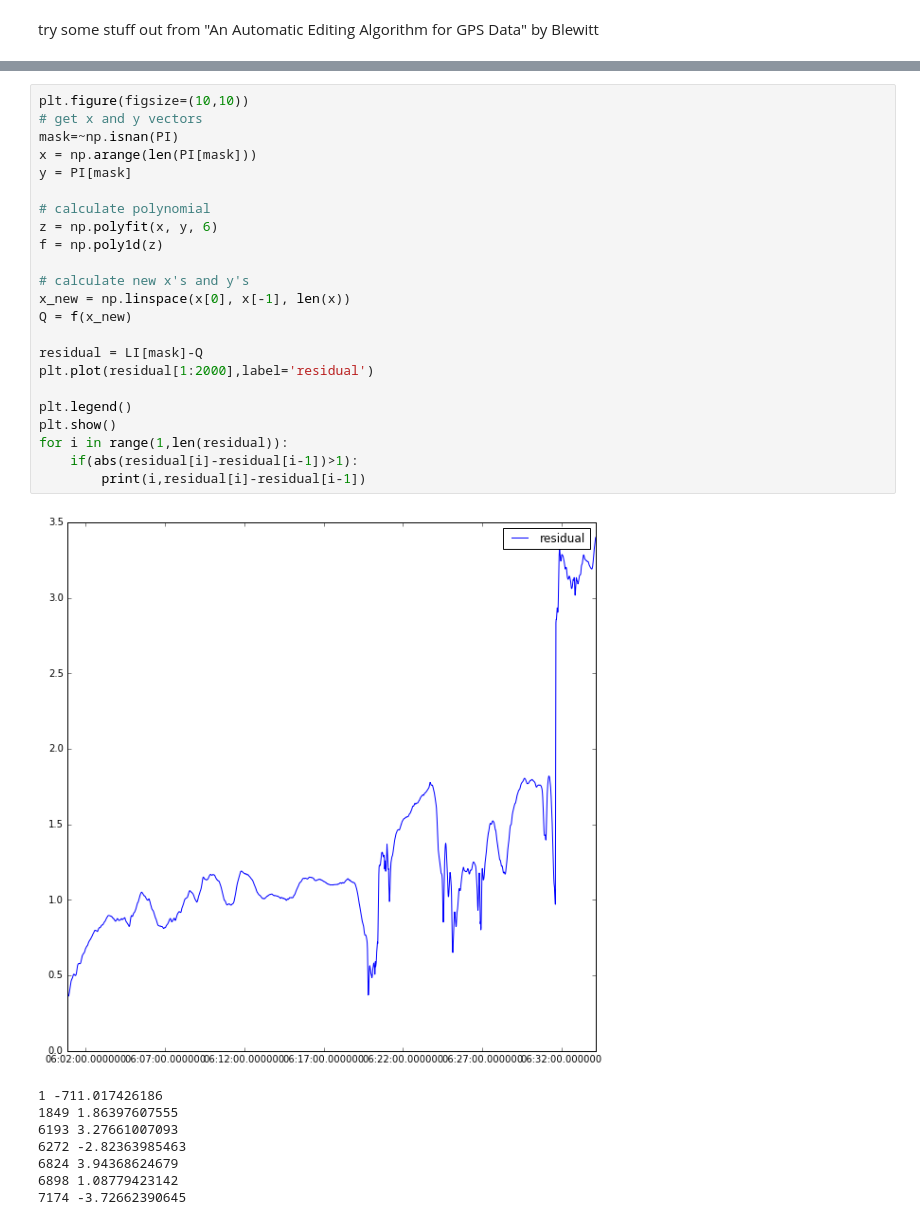
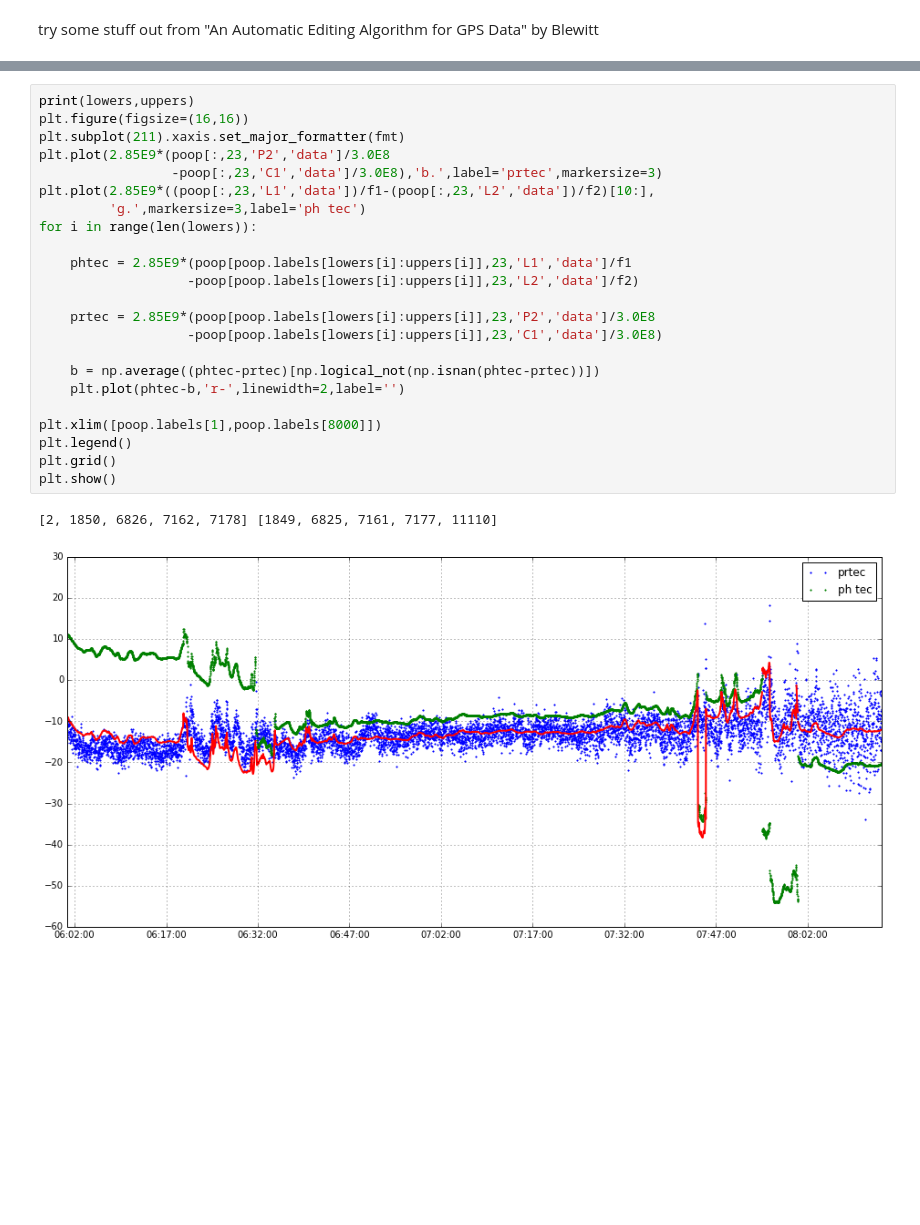
Before and after one commit to jswoboda/MahaliPlotting, a Jupyter notebook: read rinex demo/Combining Pseudorange and Phase.ipynb, the cells around one changed output, grey strips where cells are left out. Saved outputs shown, nothing was run; the diff lists cells and outputs as text; blank space fills up the shorter version.

Commit message:
new plot

```diff
--- a/read rinex demo/Combining Pseudorange and Phase.ipynb
+++ b/read rinex demo/Combining Pseudorange and Phase.ipynb
@@ -197,32 +248,26 @@ eim = [np.sqrt(a)/np.sqrt(b-1) for a,b in zip(rmsb,lengths)]
-# %%
-plt.figure(figsize=(10,10))
-# get x and y vectors
-mask=~np.isnan(PI)
-x = np.arange(len(PI[mask]))
-y = PI[mask]
-
-# calculate polynomial
-z = np.polyfit(x, y, 6)
-f = np.poly1d(z)
-
-# calculate new x's and y's
-x_new = np.linspace(x[0], x[-1], len(x))
-Q = f(x_new)
-
-residual = LI[mask]-Q
-plt.plot(residual[1:2000],label='residual')
-
-plt.legend()
-plt.show()
-for i in range(1,len(residual)):
-    if(abs(residual[i]-residual[i-1])>1):
-        print(i,residual[i]-residual[i-1])
-# %% [output]
-[figure, removed]
-1 -711.017426186
-1849 1.86397607555
-6193 3.27661007093
-6272 -2.82363985463
-6824 3.94368624679
-6898 1.08779423142
-7174 -3.72662390645
+# %%
+print(lowers,uppers)
+plt.figure(figsize=(16,16))
+plt.subplot(211).xaxis.set_major_formatter(fmt)
+plt.plot(2.85E9*(poop[:,23,'P2','data']/3.0E8
+                 -poop[:,23,'C1','data']/3.0E8),'b.',label='prtec',markersize=3)
+plt.plot(2.85E9*((poop[:,23,'L1','data'])/f1-(poop[:,23,'L2','data'])/f2)[10:],
+         'g.',markersize=3,label='ph tec')
+for i in range(len(lowers)):
+
+    phtec = 2.85E9*(poop[poop.labels[lowers[i]:uppers[i]],23,'L1','data']/f1
+                   -poop[poop.labels[lowers[i]:uppers[i]],23,'L2','data']/f2)
+
+    prtec = 2.85E9*(poop[poop.labels[lowers[i]:uppers[i]],23,'P2','data']/3.0E8
+                   -poop[poop.labels[lowers[i]:uppers[i]],23,'C1','data']/3.0E8)
+
+    b = np.average((phtec-prtec)[np.logical_not(np.isnan(phtec-prtec))])
+    plt.plot(phtec-b,'r-',linewidth=2,label='')
+
+plt.xlim([poop.labels[1],poop.labels[8000]])
+plt.legend()
+plt.grid()
+plt.show()
+# %% [output]
+[2, 1850, 6826, 7162, 7178] [1849, 6825, 7161, 7177, 11110]
+[figure, added]
```
Also changed, not shown: parts of 6 cells of this notebook, 8 other files.
